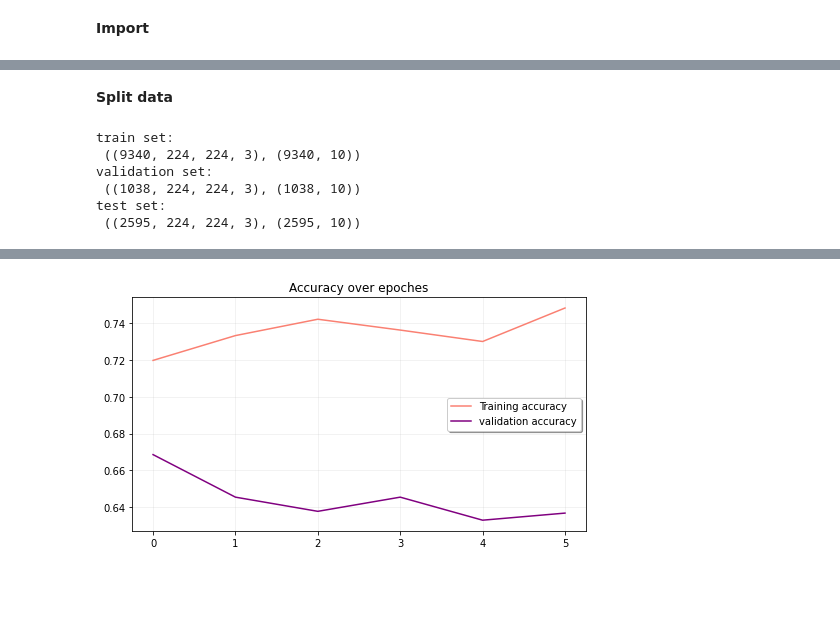
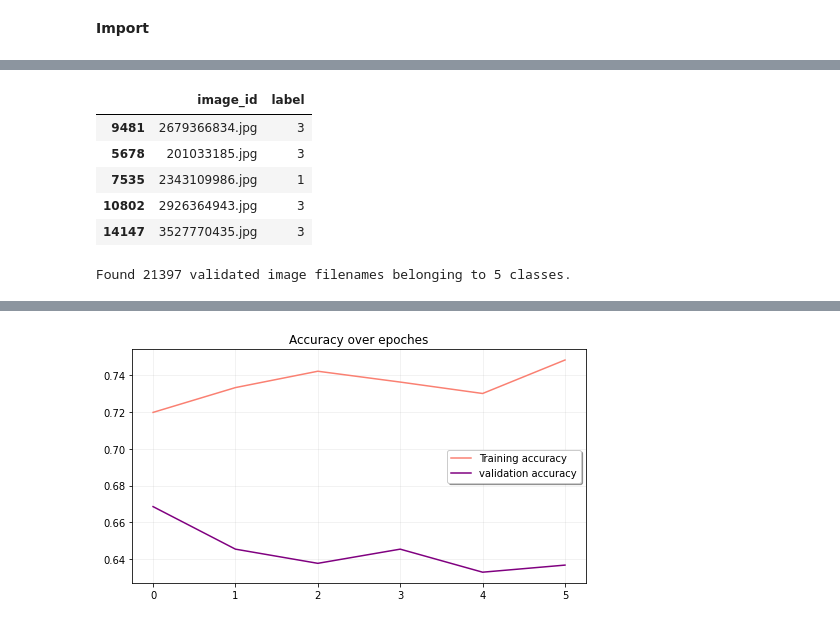
Before and after one commit to Ron-Zehavi/Cassava_Leaf_Disease_Classification, a Jupyter notebook: train vgg model.ipynb, the cells around one changed output, grey strips where cells are left out. Saved outputs shown, nothing was run; the diff lists cells and outputs as text; code cells hidden in the pictures; blank space fills up the shorter version.

Commit message:
added data generator to train vgg file

```diff
--- a/train vgg model.ipynb
+++ b/train vgg model.ipynb
@@ -35,4 +35,5 @@ Trainable params: 29,491,973
 Non-trainable params: 14,714,688
 _________________________________________________________________
 # %%
-train = pd.read_csv(f'{BASE_DIR}train.csv')
+train_df = pd.read_csv(os.path.join(BASE_DIR, 'train.csv'))
+train_df['label'] = train_df['label'].astype(str)
@@ -55,2 +39,0 @@ train
-# %% [markdown]
-**Split data**
@@ -66,11 +40,9 @@ X_train, X_val, y_train, y_val = train_test_split(X_train, y_train,
-# %%
-print("train set:\n",(X_train.shape, y_train.shape))
-print("validation set:\n",(X_val.shape, y_val.shape))
-print("test set:\n",(X_test.shape, y_test.shape))
-# %% [output]
-train set:
- ((9340, 224, 224, 3), (9340, 10))
-validation set:
- ((1038, 224, 224, 3), (1038, 10))
-test set:
- ((2595, 224, 224, 3), (2595, 10))
+# %%
+train_df.sample(5)
+# %% [output]
+|  | image_id | label |
+| 9481 | 2679366834.jpg | 3 |
+| 5678 | 201033185.jpg | 3 |
+| 7535 | 2343109986.jpg | 1 |
+| 10802 | 2926364943.jpg | 3 |
+| 14147 | 3527770435.jpg | 3 |
@@ -77,2 +59,13 @@ test set:
+# %%
+train_generator = train_datagen.flow_from_dataframe(
+    dataframe=train_df,
+    directory=os.path.join(BASE_DIR, 'train_images'),
+    x_col='image_id',
+    y_col='label',
+    target_size=(300, 300),
+    batch_size=32,
+)
+# %% [output]
+Found 21397 validated image filenames belonging to 5 classes.
 # %%
 earlystop = EarlyStopping(monitor="val_loss", patience=3, verbose=1, mode='auto')
```
Also changed, not shown: parts of 8 cells of this notebook, 2 other files.
